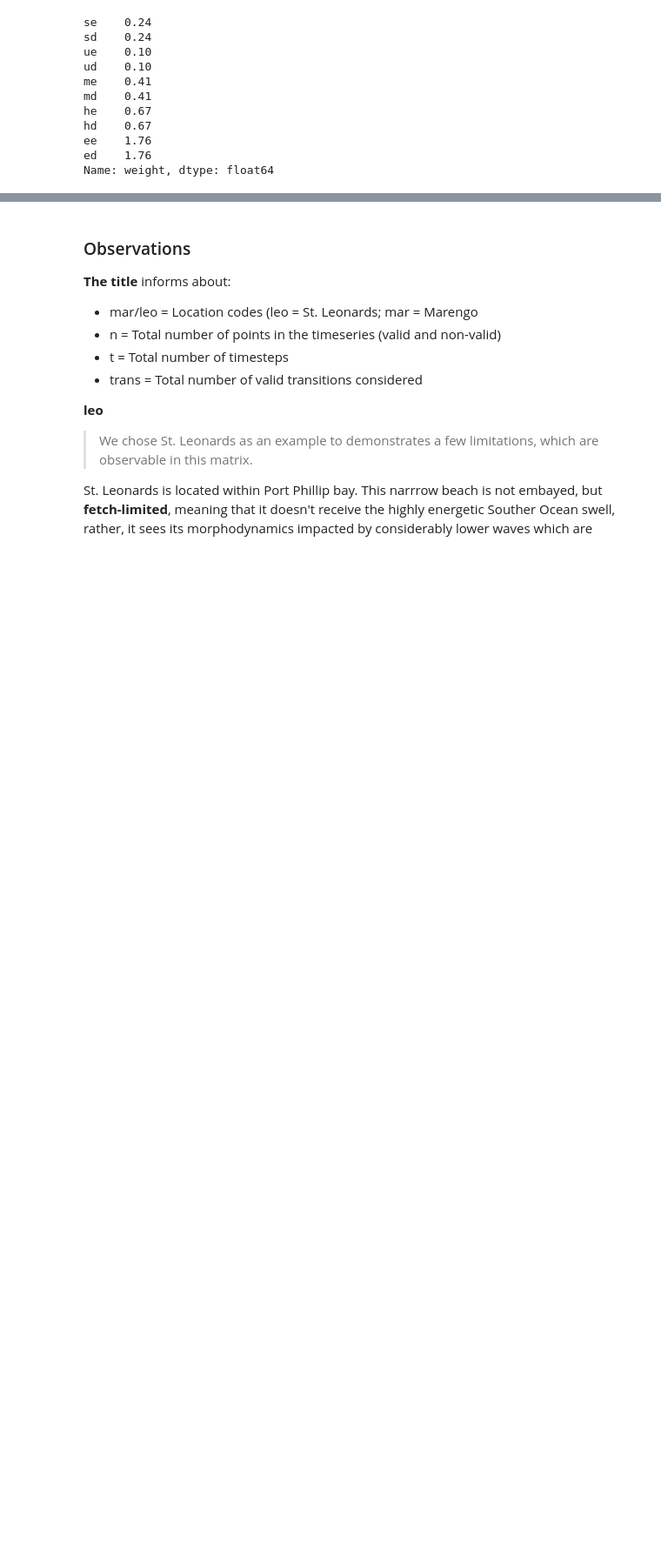
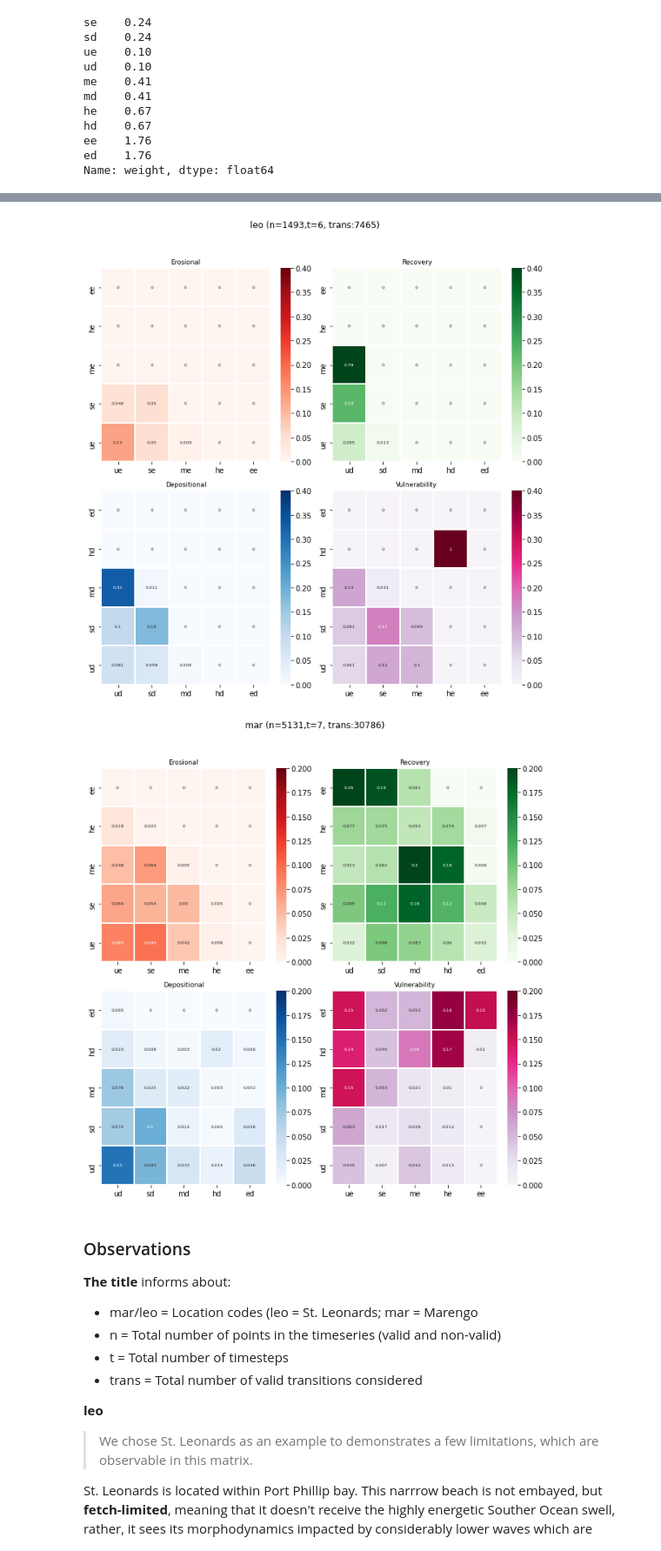
Before and after one commit to npucino/sandpyper, a Jupyter notebook: examples/Example_5a_Beachface Cluster Dynamics indices - location level.ipynb, the cells around one changed output, grey strips where cells are left out. Shown at 87% size. Saved outputs shown, nothing was run; the diff lists cells and outputs as text; code cells hidden in the pictures; blank space fills up the shorter version.

```diff
--- a/examples/Example_5a_Beachface Cluster Dynamics indices - location level.ipynb
+++ b/examples/Example_5a_Beachface Cluster Dynamics indices - location level.ipynb
@@ -94,12 +95,11 @@ ed    1.76
 Name: weight, dtype: float64
 # %%
 %%time
-
 # For all the locations, compute e-BCD indices and Steady-States at the location level.
 
 e_bcds,ss = BCDs_compute(dataset, weights_dict=weights_dict,
                          mode='all',
                          plot_it=True, unique_field="geometry", label_order=label_order,
-                        save_it=False,fig_size=(8, 8),
+                        save_it=False,fig_size=(9, 9),
                          save_output=None)
 # %% [output]
@@ -107,3 +107,5 @@ NameError: name 'product' is not defined
+[figure, added]
+[figure, added]
 # %% [markdown]
 ### Observations
 
```
Also changed, not shown: parts of 8 cells of this notebook, 24 other files.
